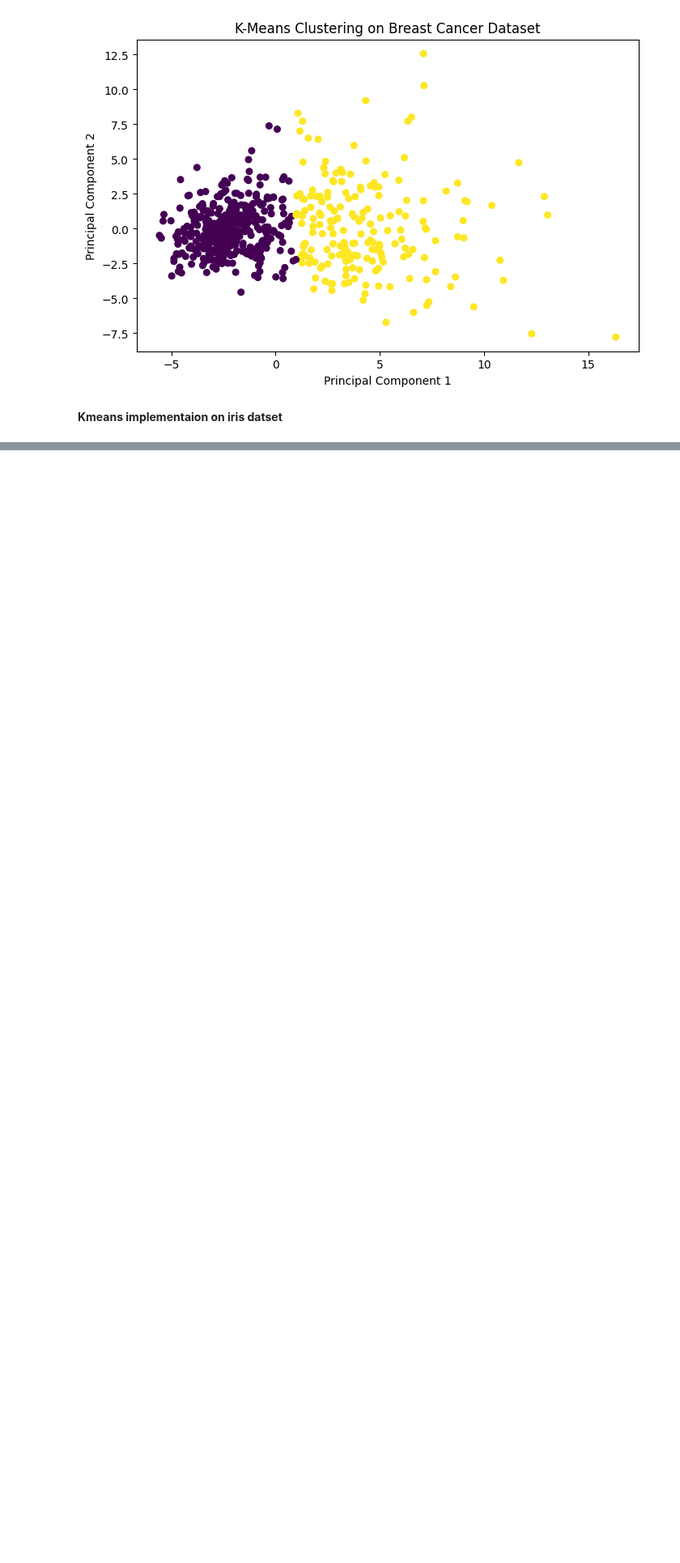
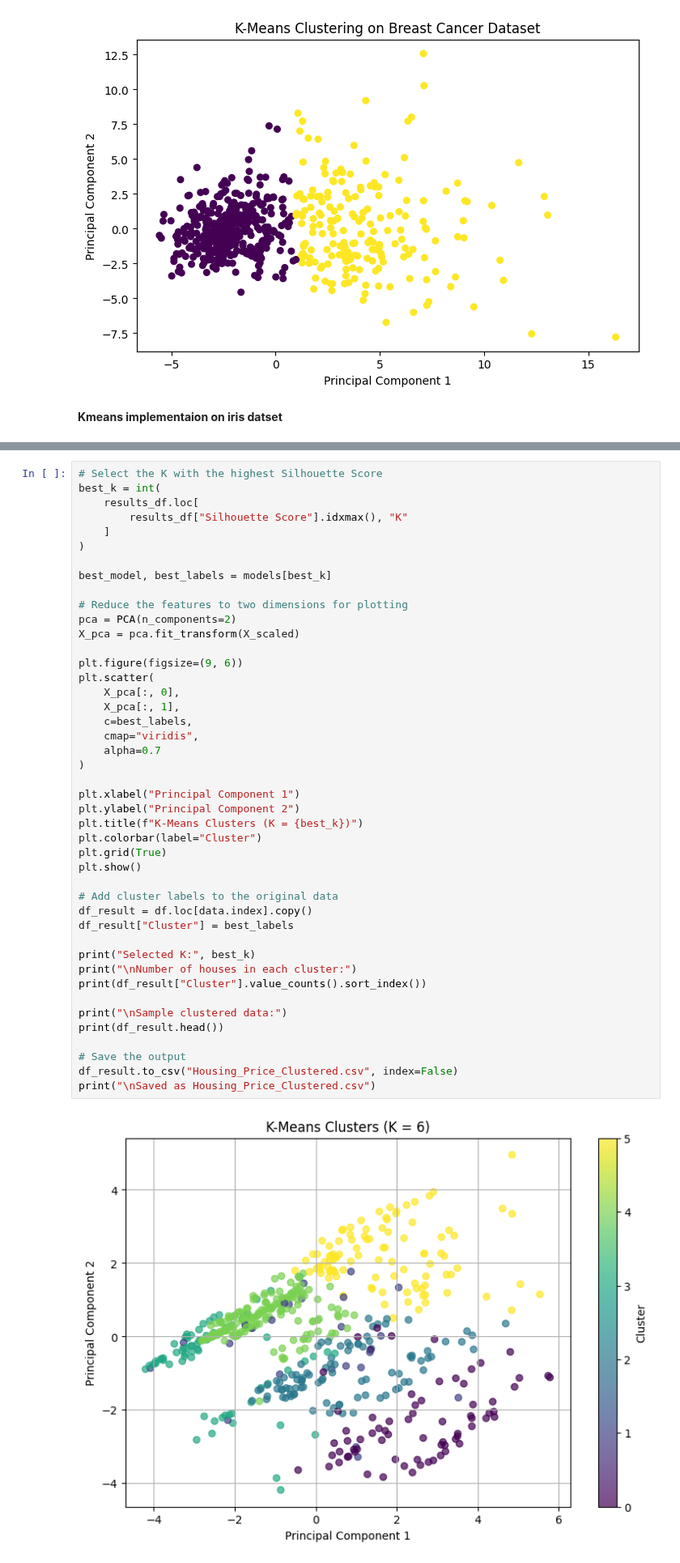
Before and after one commit to Gouri-Nandana11/MCA, a Jupyter notebook: Datascience.ipynb, the cells around one changed output, grey strips where cells are left out. Shown at 81% size. Drawn from its saved outputs; the diff is of its cells as text; blank space fills up the shorter version.

```diff
--- a/Datascience.ipynb
+++ b/Datascience.ipynb
@@ -2236,0 +2939,46 @@ dtype: object
+# %%
+# Select the K with the highest Silhouette Score
+best_k = int(
+    results_df.loc[
+        results_df["Silhouette Score"].idxmax(), "K"
+    ]
+)
+
+best_model, best_labels = models[best_k]
+
+# Reduce the features to two dimensions for plotting
+pca = PCA(n_components=2)
+X_pca = pca.fit_transform(X_scaled)
+
+plt.figure(figsize=(9, 6))
+plt.scatter(
+    X_pca[:, 0],
+    X_pca[:, 1],
+    c=best_labels,
+    cmap="viridis",
+    alpha=0.7
+)
+
+plt.xlabel("Principal Component 1")
+plt.ylabel("Principal Component 2")
+plt.title(f"K-Means Clusters (K = {best_k})")
+plt.colorbar(label="Cluster")
+plt.grid(True)
+plt.show()
+
+# Add cluster labels to the original data
+df_result = df.loc[data.index].copy()
+df_result["Cluster"] = best_labels
+
+print("Selected K:", best_k)
+print("\nNumber of houses in each cluster:")
+print(df_result["Cluster"].value_counts().sort_index())
+
+print("\nSample clustered data:")
+print(df_result.head())
+
+# Save the output
+df_result.to_csv("Housing_Price_Clustered.csv", index=False)
+print("\nSaved as Housing_Price_Clustered.csv")
+# %% [output]
+[figure, added]
```
Also changed, not shown: parts of 13 cells of this notebook.
